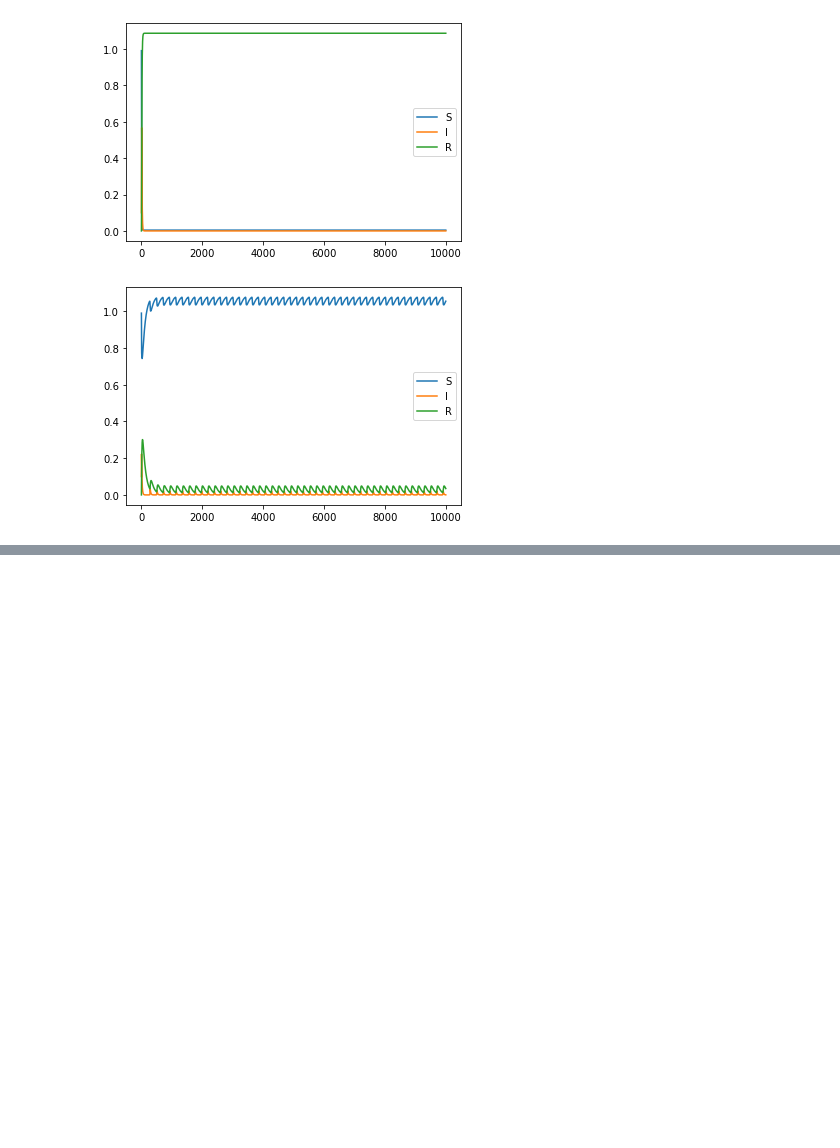
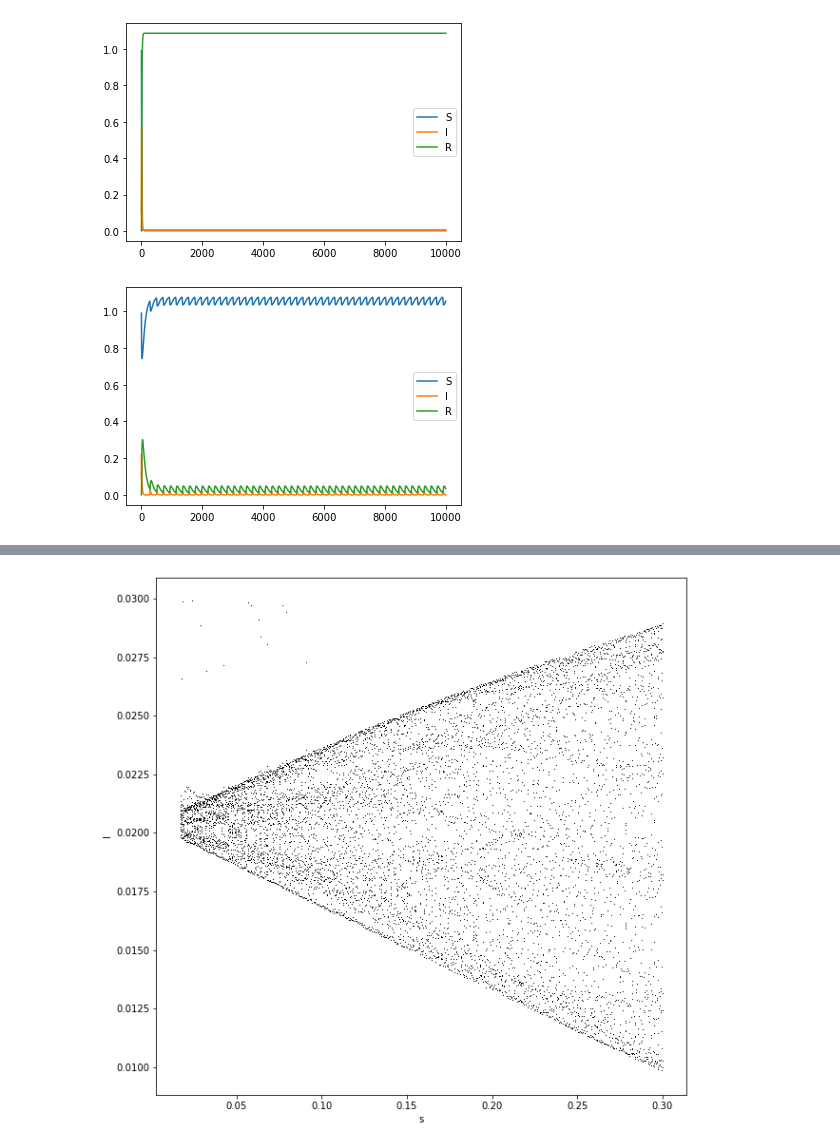
Before and after one commit to simonblaue/Epidemics_SRI_model, a Jupyter notebook: simulation.ipynb, the cells around one changed output, grey strips where cells are left out. Saved outputs shown, nothing was run; the diff lists cells and outputs as text; code cells hidden in the pictures; blank space fills up the shorter version.

```diff
--- a/simulation.ipynb
+++ b/simulation.ipynb
@@ -80,0 +79,26 @@ plt.show()
+# %%
+peaks_list_small = []
+precision = 700
+t_max = 3000
+for s in np.linspace(0,0.3,precision):
+    model.s = s
+    S = np.random.random()
+    solve_dict_seasonal = solve_ivp(model.SeasonalyIncrement,[t_start,t_max], [S,1-S,0.0, 0, 0],max_step=1 )
+    I = solve_dict_seasonal.y[1,:]
+    t = solve_dict_seasonal.t
+    peaks = find_peaks(I, height=[0,0.03])
+    peaks_list_small.append(I[peaks[0]])
+np.save('peaks_to_03', peaks_list_small)
+# %%
+s_list = np.linspace(0,0.3,precision)
+plt.figure(figsize=(10,10))
+
+for peaks,s  in zip(peaks_list_small[40:],s_list[40:]):
+    one_s_list = [s for _ in range(len(peaks))]
+    plt.scatter(one_s_list,peaks,color='black',marker=',',lw=0, s=1)
+
+plt.ylabel('I')
+plt.xlabel('s')
+plt.show()
+# %% [output]
+[figure, added]
```
Also changed, not shown: parts of 6 cells of this notebook, 3 other files.
